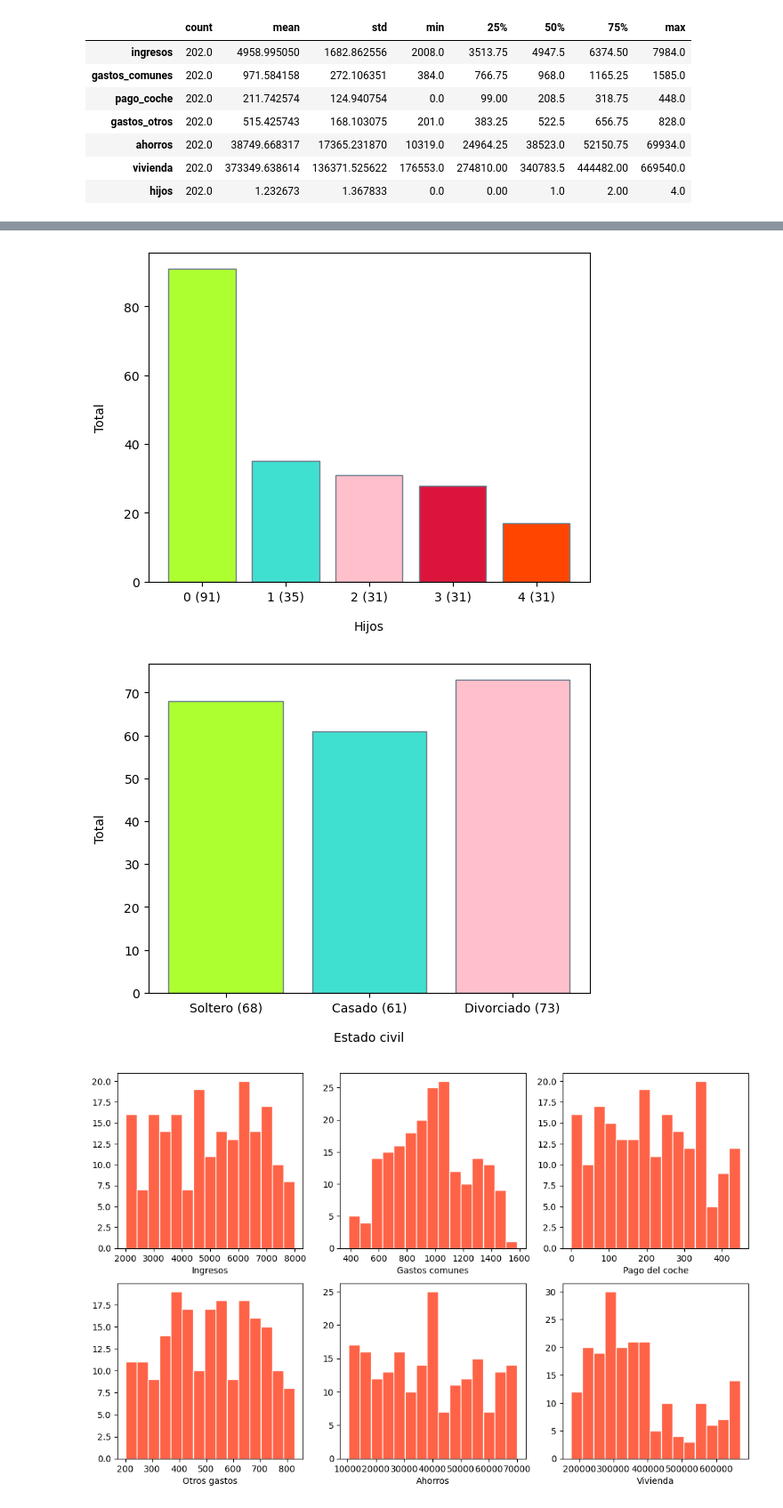
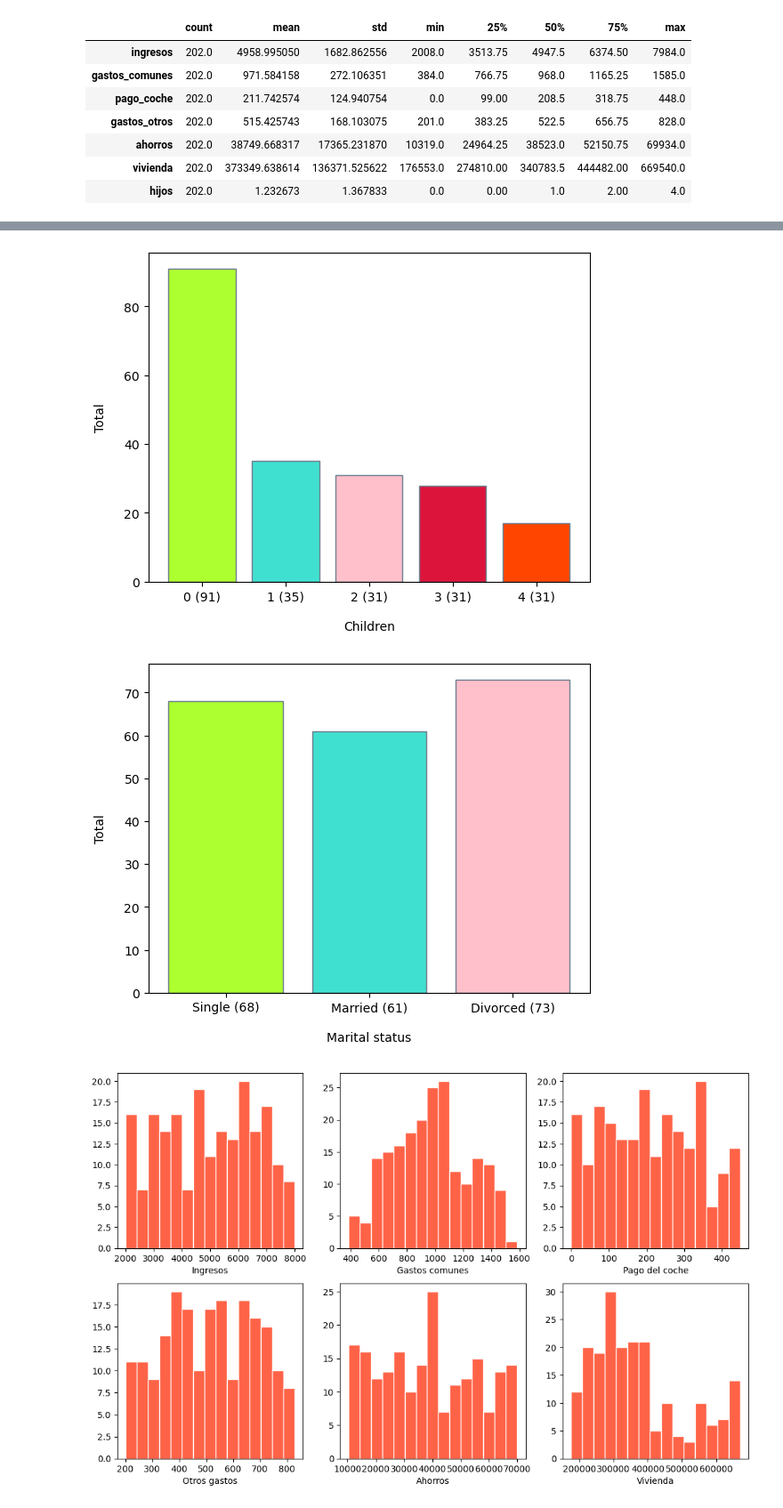
Before and after one commit to idiazco/mortages_little_practice, a Jupyter notebook: mortages_little_practice.ipynb, the cells around one changed output, grey strips where cells are left out. Shown at 89% size. Drawn from its saved outputs; the diff is of its cells as text; code cells hidden in the pictures.

```diff
--- a/mortages_little_practice.ipynb
+++ b/mortages_little_practice.ipynb
@@ -112,4 +139,5 @@ plt.show()
 # %%
+# we repeat the same process as before to deal with the "children" variable
 labels = [hipotecas["hijos"].value_counts()[0],
           hipotecas["hijos"].value_counts()[1],
           hipotecas["hijos"].value_counts()[2],
@@ -124,25 +152,26 @@ plt.xticks(values, ('0 ('+str(hipotecas["hijos"].value_counts()[0])+')',
                    '2 ('+str(hipotecas["hijos"].value_counts()[2])+')',
                    '3 ('+str(hipotecas["hijos"].value_counts()[2])+')',
                    '4 ('+str(hipotecas["hijos"].value_counts()[2])+')'))
-plt.xlabel("Hijos", labelpad=14)
+plt.xlabel("Children", labelpad=14)
 plt.ylabel("Total", labelpad=14)
 plt.show()
 # %% [output]
-[figure, old version]
+[figure, new version]
 # %%
+# and the same again with the marital status
 labels = [hipotecas["estado_civil"].value_counts()[0],
           hipotecas["estado_civil"].value_counts()[1],
           hipotecas["estado_civil"].value_counts()[2]]
 values = np.arange(len(labels))
 # creamos el plot
 plt.bar(values, labels, color=("greenyellow","turquoise","pink"),edgecolor="slategrey")
 # diseñamos los nombres para el eje x
-plt.xticks(values, ('Soltero ('+str(hipotecas["estado_civil"].value_counts()[0])+')',
-                   'Casado ('+str(hipotecas["estado_civil"].value_counts()[1])+')',
-                   'Divorciado ('+str(hipotecas["estado_civil"].value_counts()[2])+')'))
-plt.xlabel("Estado civil", labelpad=14)
+plt.xticks(values, ('Single ('+str(hipotecas["estado_civil"].value_counts()[0])+')',
+                   'Married ('+str(hipotecas["estado_civil"].value_counts()[1])+')',
+                   'Divorced ('+str(hipotecas["estado_civil"].value_counts()[2])+')'))
+plt.xlabel("Marital status", labelpad=14)
 plt.ylabel("Total", labelpad=14)
 plt.show()
 # %% [output]
-[figure, old version]
+[figure, new version]
 # %%
```
Also changed, not shown: parts of 44 cells of this notebook.
